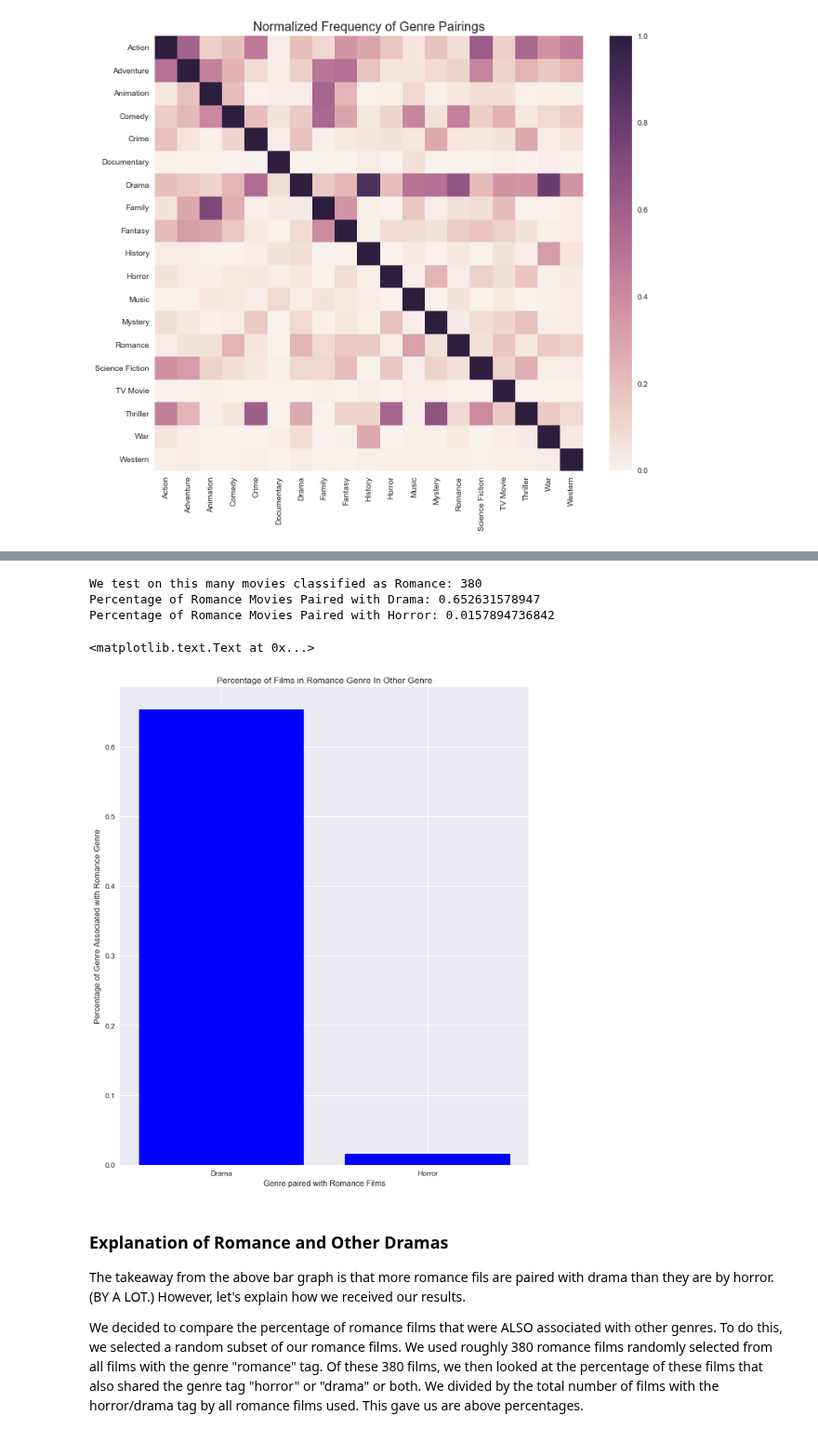
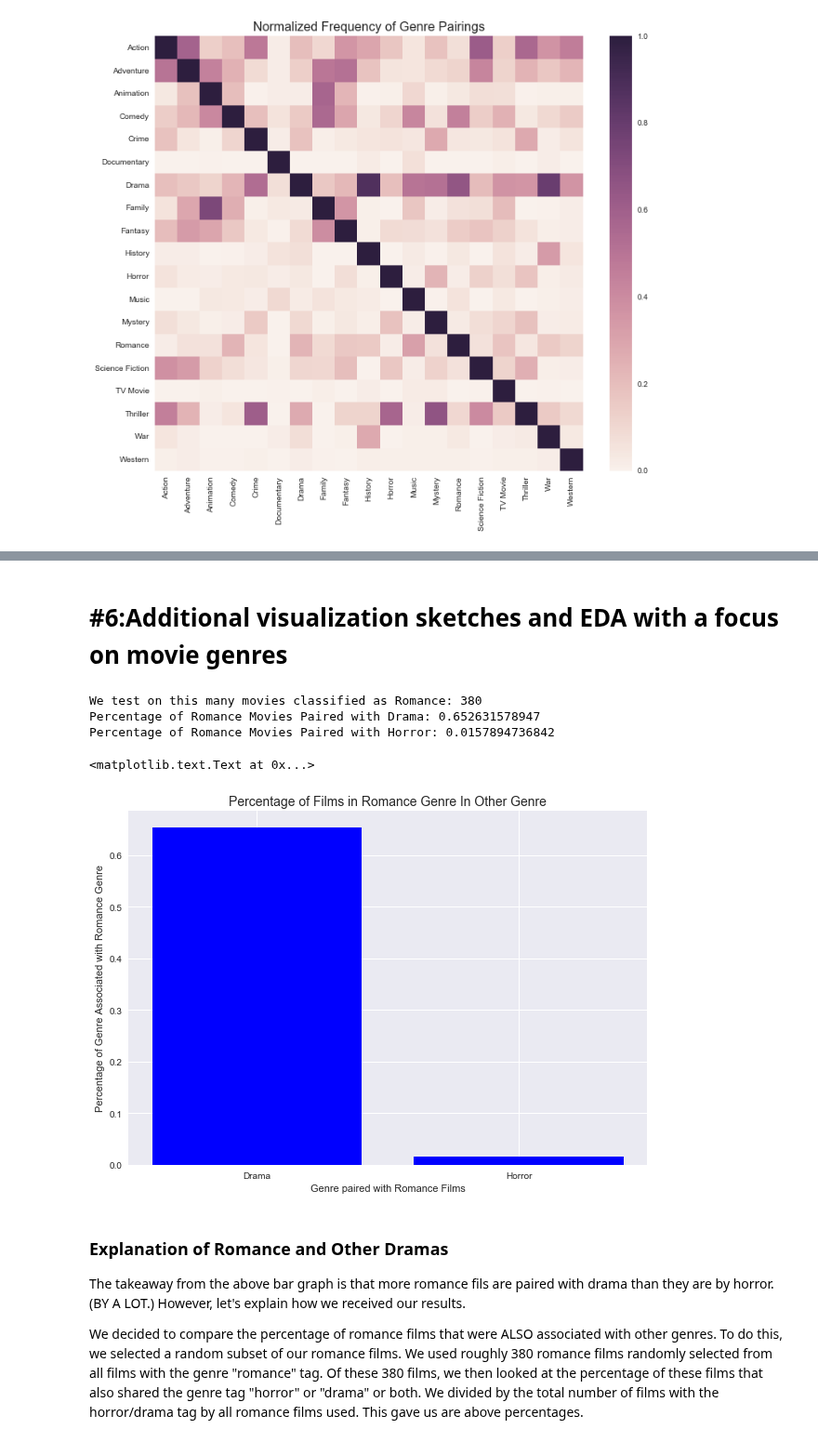
Before and after one commit to noahyonack/cs109b_final, a Jupyter notebook: FinalProject.ipynb, the cells around one changed output, grey strips where cells are left out. Shown at 93% size. Cells and saved outputs as stored; diff of their text form; code cells hidden in the pictures.

```diff
--- a/FinalProject.ipynb
+++ b/FinalProject.ipynb
@@ -446,3 +370,5 @@ sns.heatmap(percent_df)
+# %% [markdown]
+# #6:Additional visualization sketches and EDA with a focus on movie genres
 # %%
 ### There are 19 general genres, so 19 choose 2 (171) pairs)
 ### I Found these ideas by searching for movies that I knew that were romance/drama/horror, finding and then finding
@@ -499,18 +425,18 @@ Percentage of Romance Movies Paired with Horror: 0.0157894736842
 # %%
 ## initialize X and Y for plotting
 Y = np.array([drama_romance_perc, horror_romance_perc])
 LABELS = np.array(["Drama", "Horror"])
 X = [1,2]
 
-plt.figure(figsize=(10, 12))
+plt.figure(figsize=(10, 7))
 plt.bar(X, Y,  color="blue")
 plt.xticks(X, LABELS)
-plt.title("Percentage of Films in Romance Genre In Other Genre")
+plt.title("Percentage of Films in Romance Genre In Other Genre", fontsize=14)
 plt.xlabel("Genre paired with Romance Films")
 plt.ylabel("Percentage of Genre Associated with Romance Genre")
 # %% [output]
 <matplotlib.text.Text at 0x...>
-[figure, old version]
+[figure, new version]
 # %% [markdown]
 ### Explanation of Romance and Other Dramas
 The takeaway from the above bar graph is that more romance fils are paired with drama than they are by horror. (BY A LOT.) However, let's explain how we received our results.
```
Also changed, not shown: parts of 40 cells of this notebook.
